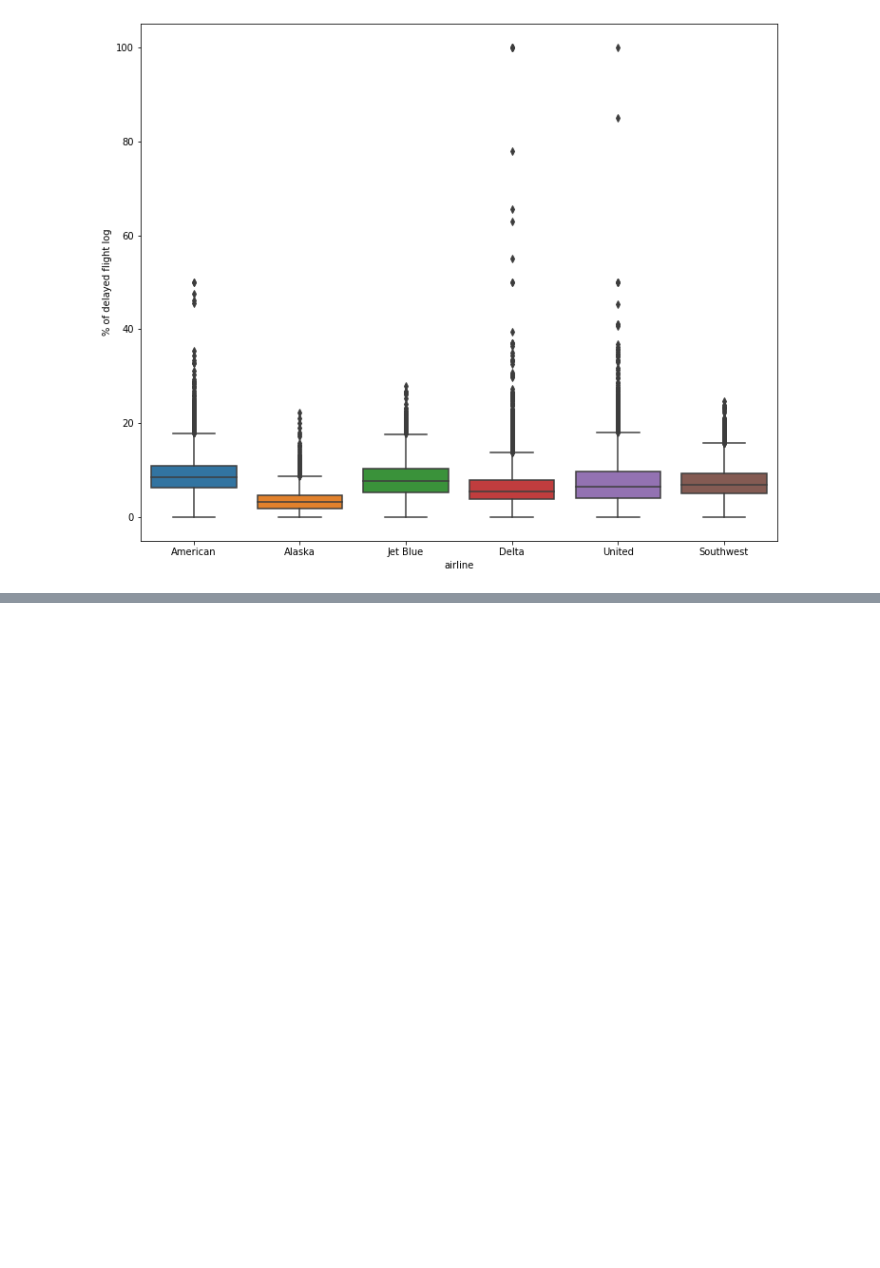
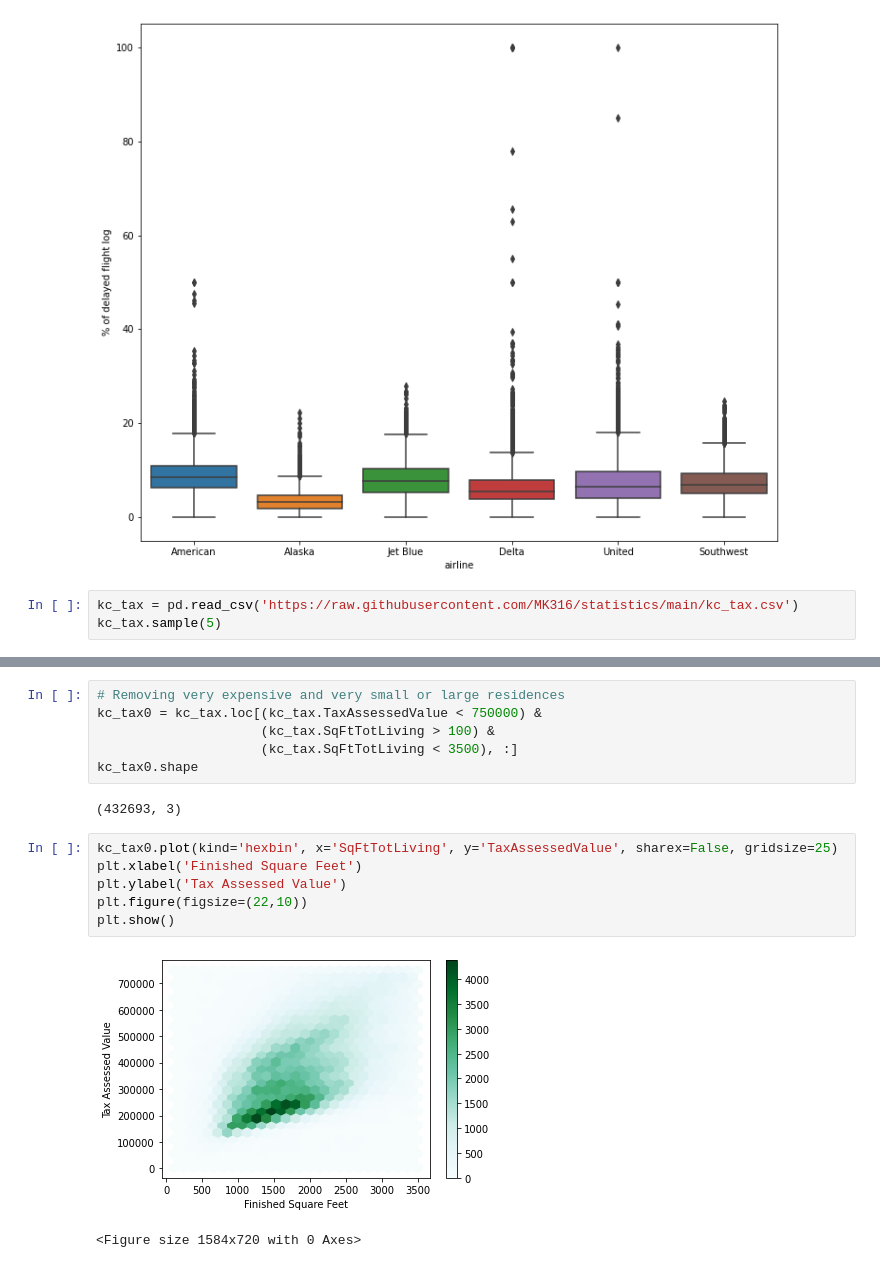
Before and after one commit to MK316/statistics, a Jupyter notebook: 01_EDA.ipynb, the cells around one changed output, grey strips where cells are left out. Cells and saved outputs as stored; diff of their text form; blank space fills up the shorter version.

```diff
--- a/01_EDA.ipynb
+++ b/01_EDA.ipynb
@@ -318,3 +318,6 @@ plt.ylabel("% of delayed flight log")
 plt.show()
 # %% [output]
 [figure]
+# %%
+kc_tax = pd.read_csv('https://raw.githubusercontent.com/MK316/statistics/main/kc_tax.csv')
+kc_tax.sample(5)
@@ -320,0 +331,17 @@ plt.show()
+# %%
+# Removing very expensive and very small or large residences
+kc_tax0 = kc_tax.loc[(kc_tax.TaxAssessedValue < 750000) &
+                     (kc_tax.SqFtTotLiving > 100) &
+                     (kc_tax.SqFtTotLiving < 3500), :]
+kc_tax0.shape
+# %% [output]
+(432693, 3)
+# %%
+kc_tax0.plot(kind='hexbin', x='SqFtTotLiving', y='TaxAssessedValue', sharex=False, gridsize=25)
+plt.xlabel('Finished Square Feet')
+plt.ylabel('Tax Assessed Value')
+plt.figure(figsize=(22,10))
+plt.show()
+# %% [output]
+[figure, added]
+<Figure size 1584x720 with 0 Axes>
```
Also changed, not shown: parts of 7 cells of this notebook.
